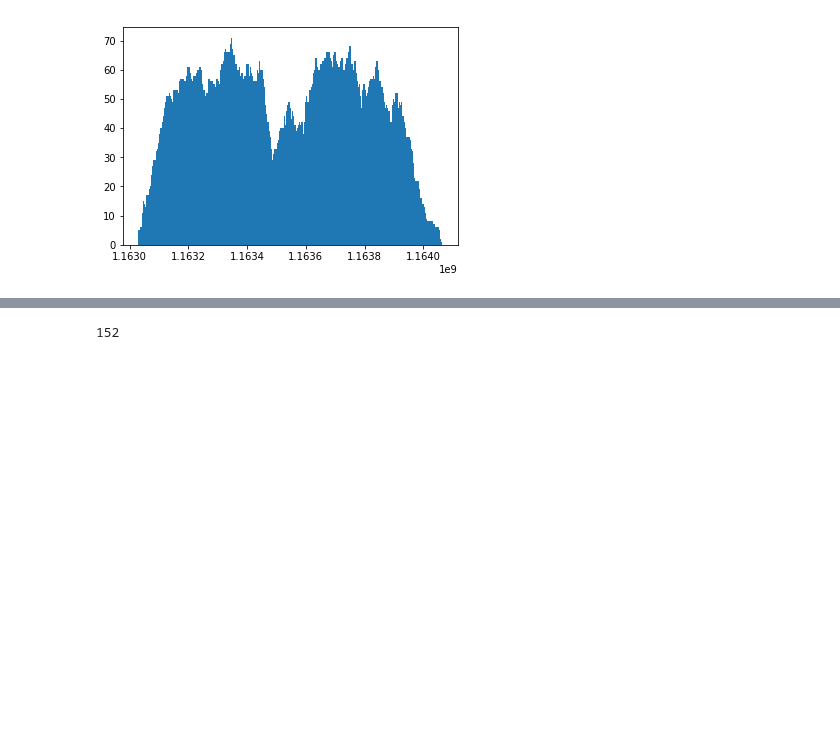
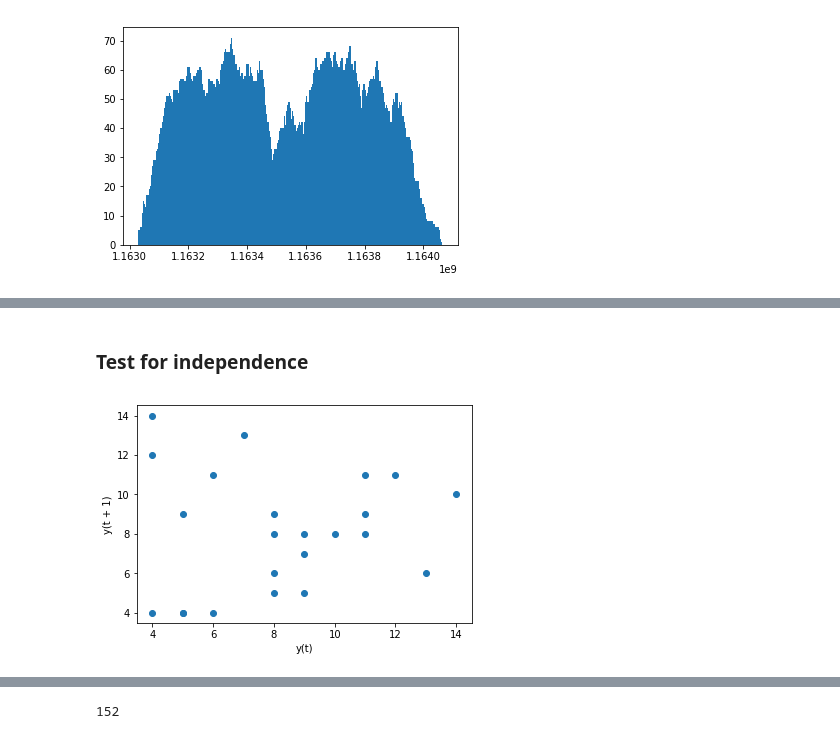
Before and after one commit to asrayousuf/CSE6730-TrafficSimulation, a Jupyter notebook: event_simulation/InputAnalysis.ipynb, the cells around one changed output, grey strips where cells are left out. Cells and saved outputs as stored; diff of their text form; code cells hidden in the pictures; blank space fills up the shorter version.

```diff
--- a/event_simulation/InputAnalysis.ipynb
+++ b/event_simulation/InputAnalysis.ipynb
@@ -100,0 +361,9 @@ for index, row in last_events.iterrows():
+# %% [markdown]
+### Test for independence
+# %%
+
+from pandas.plotting import lag_plot
+ax = lag_plot(hour_dist)
+plt.show()
+# %% [output]
+[figure, added]
```
Also changed, not shown: parts of 88 cells of this notebook, 14 other files.
